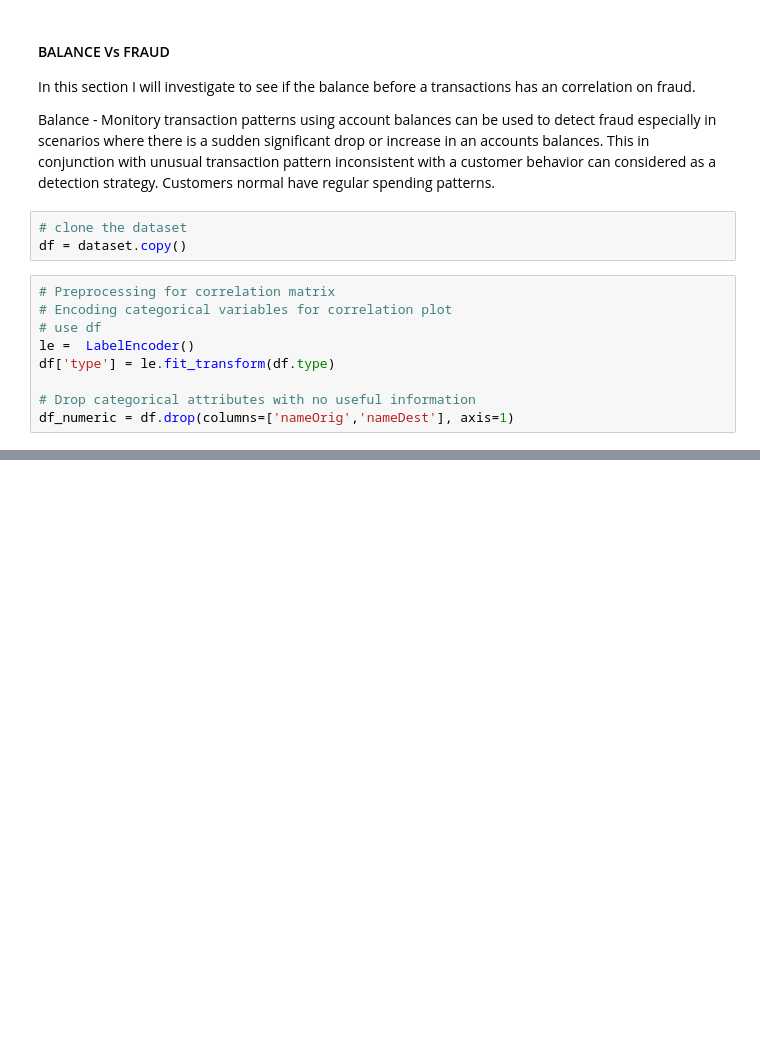
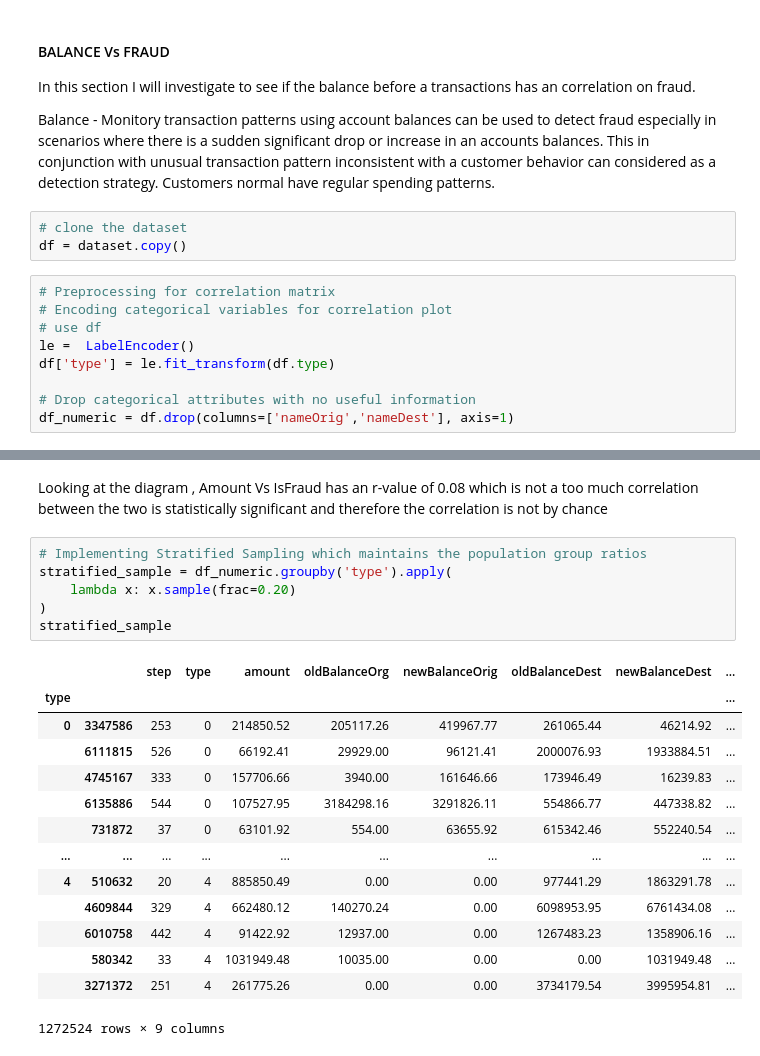
Before and after one commit to spectralcodex/momo-fincrime, a Jupyter notebook: fincrime.ipynb, the cells around one changed output, grey strips where cells are left out. Saved outputs shown, nothing was run; the diff lists cells and outputs as text; blank space fills up the shorter version.

Commit message:
correlation in progress

```diff
--- a/fincrime.ipynb
+++ b/fincrime.ipynb
@@ -379,0 +381,23 @@ plt.show()
+# %% [markdown]
+Looking at the diagram , Amount Vs IsFraud has an r-value of 0.08 which is not a too much correlation between the two is statistically significant and therefore the correlation is not by chance
+# %%
+# Implementing Stratified Sampling which maintains the population group ratios
+stratified_sample = df_numeric.groupby('type').apply(
+    lambda x: x.sample(frac=0.20)
+)
+stratified_sample
+# %% [output]
+|  |  | step | type | amount | oldBalanceOrg | newBalanceOrig | oldBalanceDest | newBalanceDest | ... |
+| type |  |  |  |  |  |  |  |  | ... |
+| 0 | 3347586 | 253 | 0 | 214850.52 | 205117.26 | 419967.77 | 261065.44 | 46214.92 | ... |
+|  | 6111815 | 526 | 0 | 66192.41 | 29929.00 | 96121.41 | 2000076.93 | 1933884.51 | ... |
+|  | 4745167 | 333 | 0 | 157706.66 | 3940.00 | 161646.66 | 173946.49 | 16239.83 | ... |
+|  | 6135886 | 544 | 0 | 107527.95 | 3184298.16 | 3291826.11 | 554866.77 | 447338.82 | ... |
+|  | 731872 | 37 | 0 | 63101.92 | 554.00 | 63655.92 | 615342.46 | 552240.54 | ... |
+| ... | ... | ... | ... | ... | ... | ... | ... | ... | ... |
+| 4 | 510632 | 20 | 4 | 885850.49 | 0.00 | 0.00 | 977441.29 | 1863291.78 | ... |
+|  | 4609844 | 329 | 4 | 662480.12 | 140270.24 | 0.00 | 6098953.95 | 6761434.08 | ... |
+|  | 6010758 | 442 | 4 | 91422.92 | 12937.00 | 0.00 | 1267483.23 | 1358906.16 | ... |
+|  | 580342 | 33 | 4 | 1031949.48 | 10035.00 | 0.00 | 0.00 | 1031949.48 | ... |
+|  | 3271372 | 251 | 4 | 261775.26 | 0.00 | 0.00 | 3734179.54 | 3995954.81 | ... |
+1272524 rows × 9 columns
```
Also changed, not shown: parts of 5 cells of this notebook.
